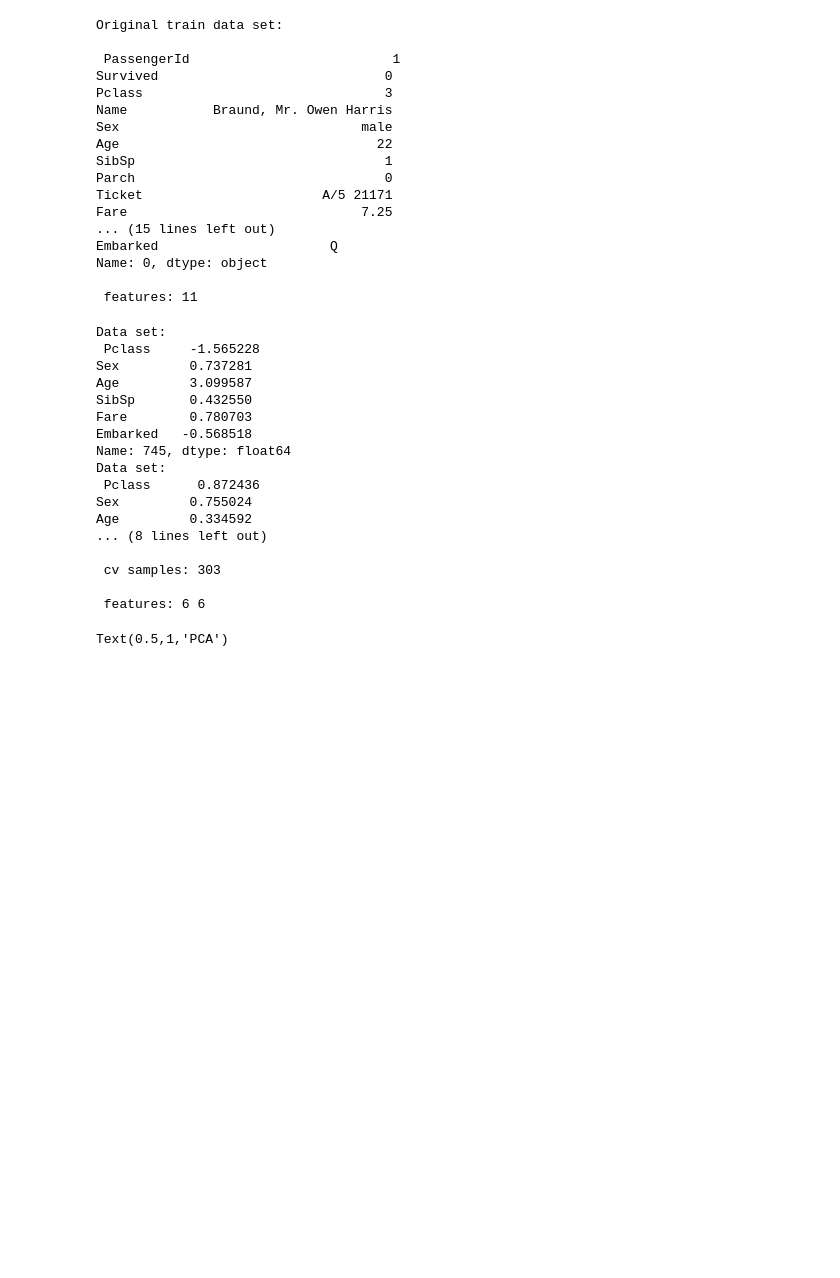
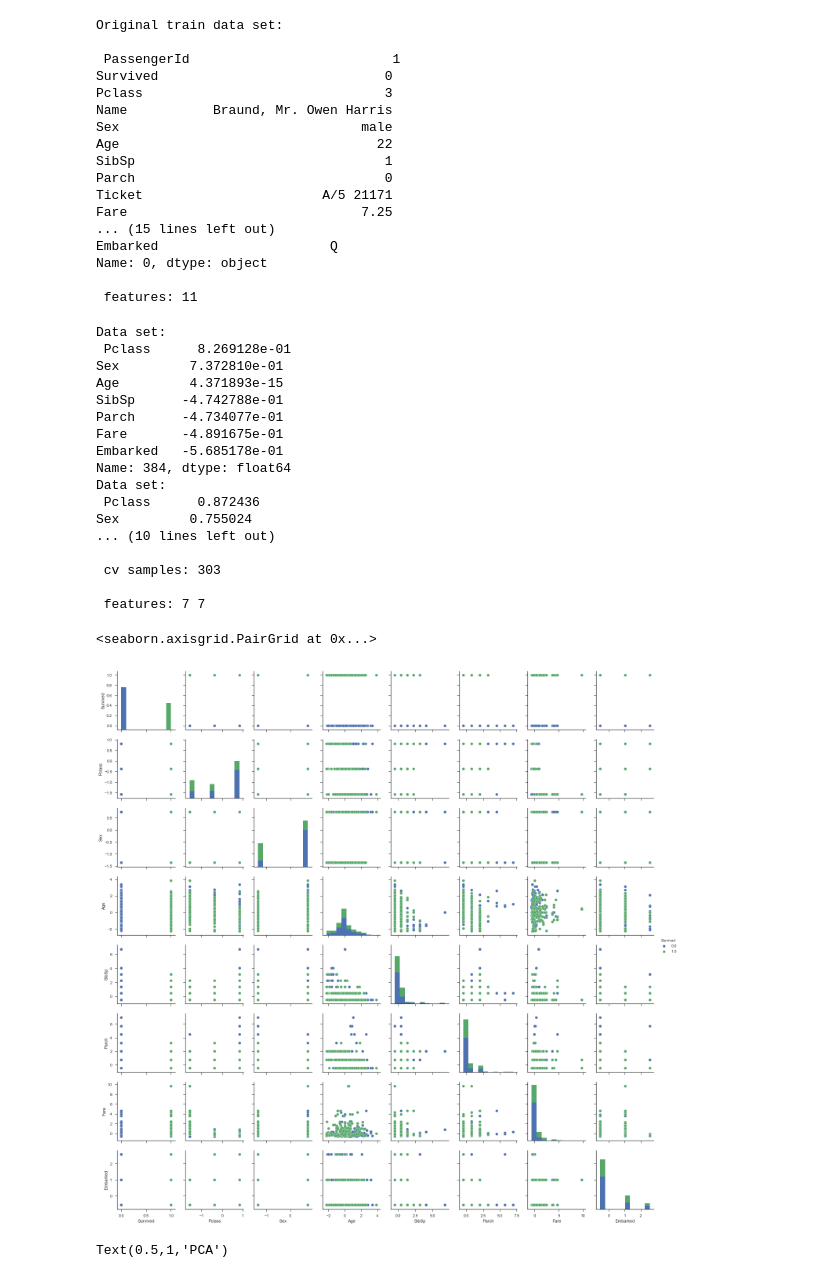
Before and after one commit to mstefferson/kaggle, a Jupyter notebook: titanic_survival.ipynb, the cells around one changed output. Saved outputs shown, nothing was run; the diff lists cells and outputs as text; code cells hidden in the pictures; blank space fills up the shorter version.

```diff
--- a/titanic_survival.ipynb
+++ b/titanic_survival.ipynb
@@ -77,6 +78,13 @@ def sklearn_fit( fitmodel, x_train, y_train, x_cv, y_cv, verbose ):
 
 def get_accuracy( y_actual, y_pred ):
     return np.sum( y_actual == y_pred) / np.size( y_actual)
+
+def get_rand_train_inds( num_points, train_frac ):
+        num_train = np.round( num_tot * train_frac )
+        ind_all = np.arange(num_points)
+        ind_train = np.random.choice(int(num_points), int(num_train), replace=False)
+        ind_cv = np.delete( ind_all, ind_train )
+        return ind_train, ind_cv
 # %%
 # grab the data and put it in a pandas dataframe
 df_train_all = pd.read_csv('train.csv')
@@ -106,15 +114,11 @@ Name: 0, dtype: object
  features: 11
 # %%
 # clean data
-drop_list = ['Parch','PassengerId','Name','Ticket', 'Cabin']
+drop_list = ['PassengerId','Name','Ticket', 'Cabin']
 # break the y data to train, validation set
 train_frac = 0.66;
 num_tot = len( df_train_all.index)
-num_train = np.round( num_tot * train_frac )
-num_validation = num_tot - num_train;
-ind_train = np.random.choice(int(num_tot), int(num_train), replace=False)
-ind_all = np.arange(num_tot)
-ind_cv = np.delete( ind_all, ind_train )
+ind_train, ind_cv = get_rand_train_inds( num_tot, train_frac )
 y_train = df_train_all.Survived.iloc[ind_train]
 y_cv = df_train_all.Survived.iloc[ind_cv]
 # clean it
@@ -130,31 +134,34 @@ num_features_test = len( x_test.columns )
 num_features_train = len( x_train.columns )
 print( 'Data set:\n', x_train.iloc[0])
 print( 'Data set:\n', x_test.iloc[0])
-print('\n test samples:', len( df_test.index) )
-print('\n train samples:', len( df_train.index) )
-print('\n cv samples:', len( df_cv.index) )
+print('\n test samples:', len( x_test.index) )
+print('\n train samples:', len( x_train.index) )
+print('\n cv samples:', len( x_cv.index) )
 print('\n features:', num_features_test, num_features_train )
 # %% [output]
 Data set:
- Pclass     -1.565228
-Sex         0.737281
-Age         3.099587
-SibSp       0.432550
-Fare        0.780703
-Embarked   -0.568518
-Name: 745, dtype: float64
+ Pclass      8.269128e-01
+Sex         7.372810e-01
+Age         4.371893e-15
+SibSp      -4.742788e-01
+Parch      -4.734077e-01
+Fare       -4.891675e-01
+Embarked   -5.685178e-01
+Name: 384, dtype: float64
 Data set:
  Pclass      0.872436
 Sex         0.755024
-Age         0.334592
-... (8 lines left out)
+... (10 lines left out)
 
  cv samples: 303
 
- features: 6 6
+ features: 7 7
 # %%
 sns.set(style="ticks")
-sns.pairplot(df_train, hue='Survived')
+sns.pairplot(df_data, hue='Survived')
+# %% [output]
+<seaborn.axisgrid.PairGrid at 0x...>
+[figure, added]
 # %%
 # Principal component analysis
 # 2d
```
Also changed, not shown: parts of 9 cells of this notebook.
